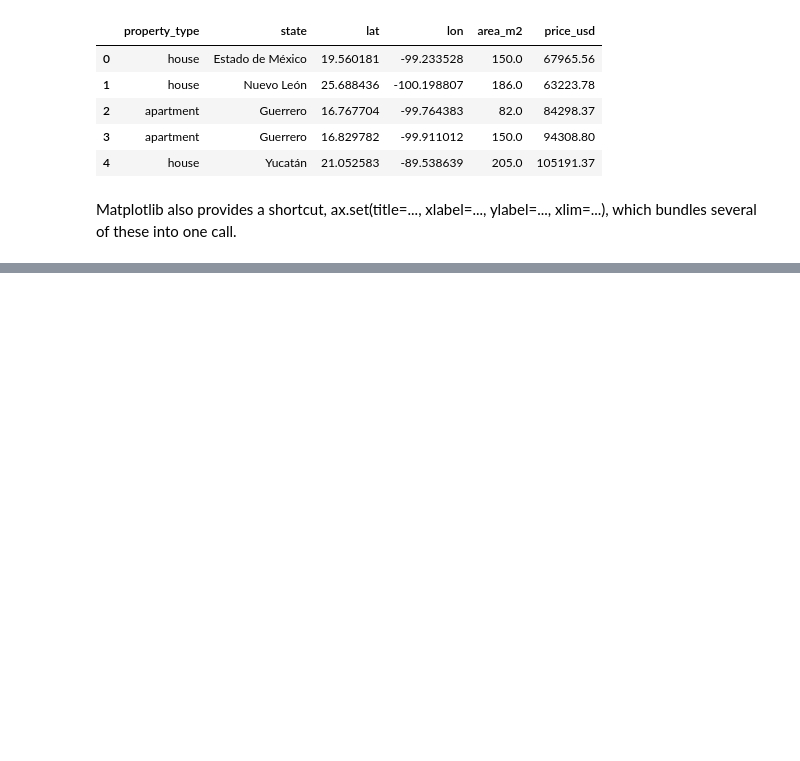
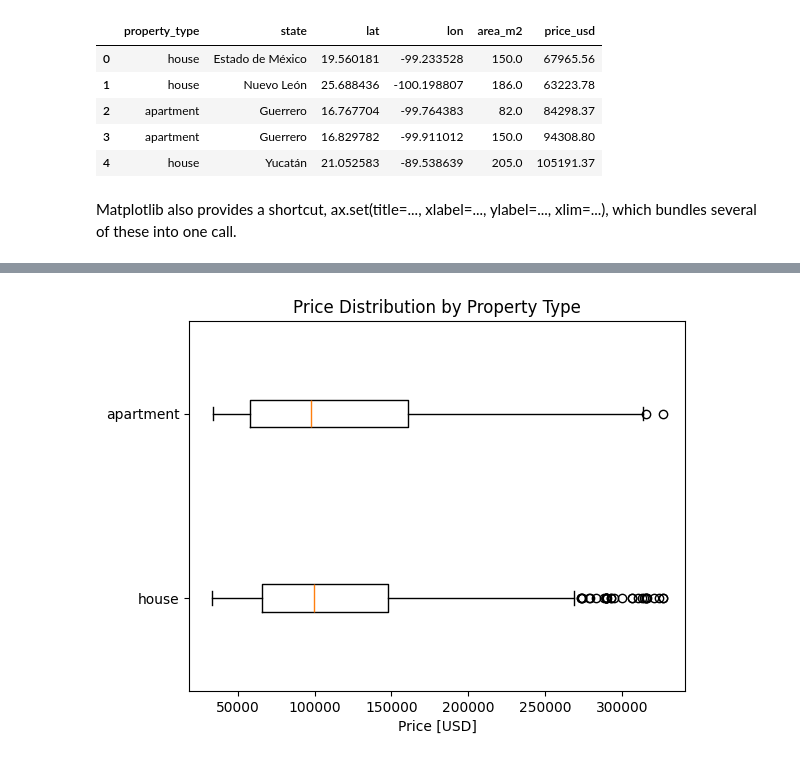
Before and after one commit to green001-fullstack/hands-on-real-estate-ml, a Jupyter notebook: project2.ipynb, the cells around one changed output, grey strips where cells are left out. Cells and saved outputs as stored; diff of their text form; code cells hidden in the pictures; blank space fills up the shorter version.

Commit message:
created a boxplot comparing price distribution for houses and apartment

```diff
--- a/project2.ipynb
+++ b/project2.ipynb
@@ -50,0 +50,12 @@ plt.show()
+# %%
+prop_types = df["property_type"].unique()
+
+data_by_type = [df[df["property_type"] == label]["price_usd"] for label in prop_types]
+
+fig, ax = plt.subplots()
+ax.boxplot(data_by_type, tick_labels=prop_types, vert=False)
+ax.set_title("Price Distribution by Property Type")
+ax.set_xlabel("Price [USD]")
+plt.show()
+# %% [output]
+[figure, added]
```
Also changed, not shown: parts of 1 cell of this notebook.
